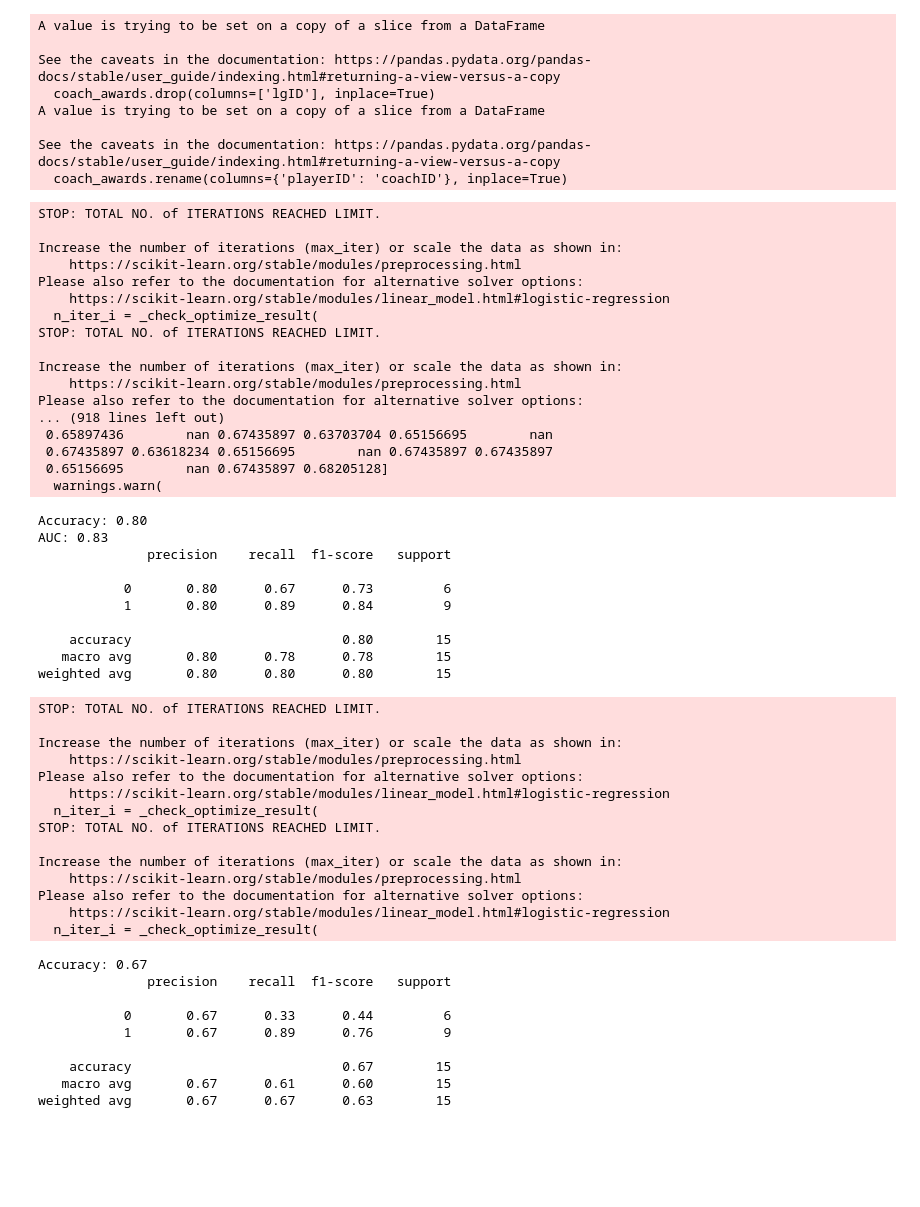
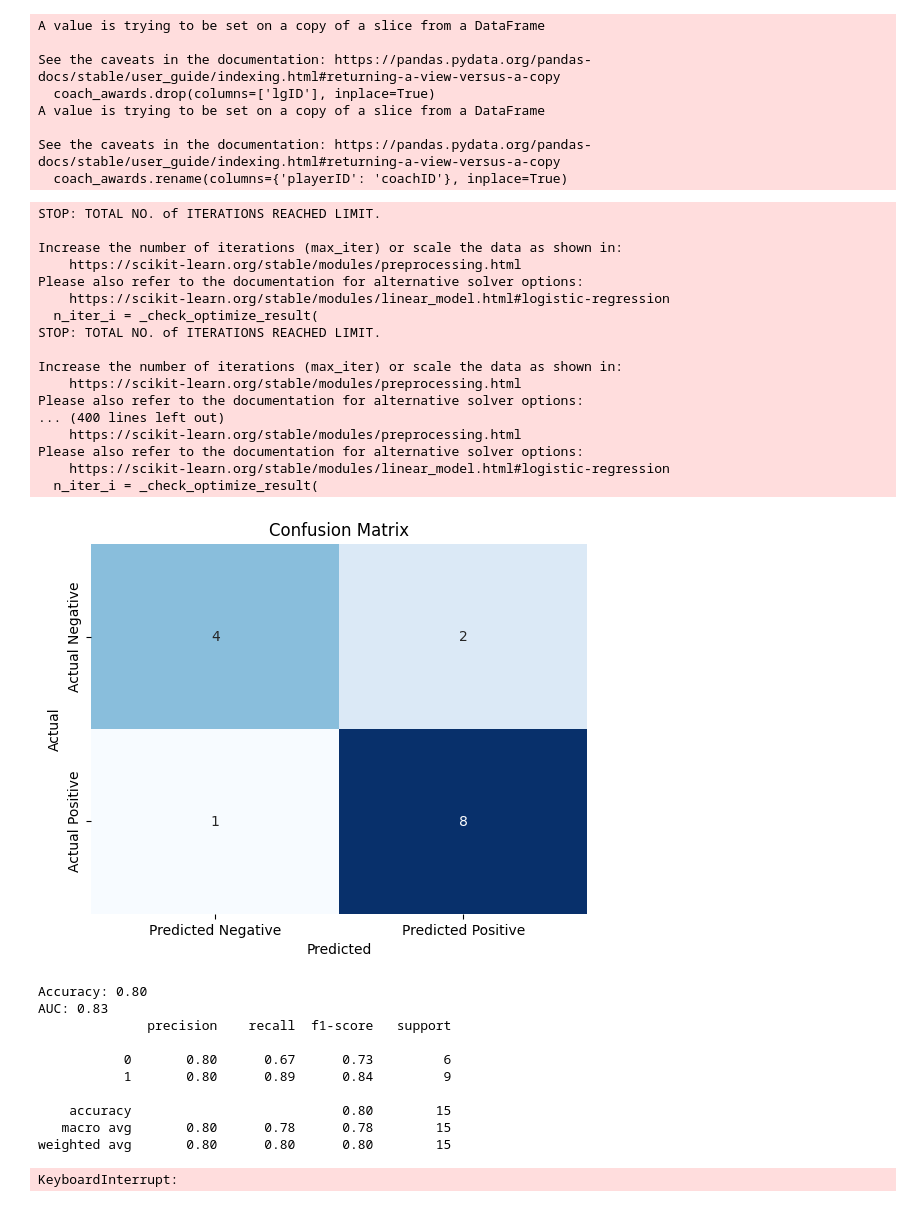
Before and after one commit to Hugo7gomes/FEUP_AC, a Jupyter notebook: firstApproach.ipynb, the cells around one changed output. Drawn from its saved outputs; the diff is of its cells as text; code cells hidden in the pictures; blank space fills up the shorter version.

```diff
--- a/firstApproach.ipynb
+++ b/firstApproach.ipynb
@@ -533,7 +532,7 @@ param_grid = {
     'C': [0.01, 0.1, 1, 10, 100],
     'penalty': ['l1', 'l2'],
     'solver': ['liblinear', 'lbfgs'],
-    'max_iter': [100, 200, 300, 500],
+    'max_iter': [500, 1000, 1500],
     'fit_intercept': [True, False]
 }
 
@@ -544,38 +543,55 @@ grid_search.fit(X_train_normalize, y_train_normalize)
 best_params = grid_search.best_params_
 best_model = grid_search.best_estimator_
 
 best_model.fit(X_train_normalize, y_train_normalize)
 
 y_probabilities = best_model.predict_proba(X_test_normalize)[:, 1]
 
 # Calculate AUC
 auc_score = roc_auc_score(y_test_normalize, y_probabilities)
 
 predictions = best_model.predict(X_test_normalize)
 
+
+threshold = 0.5  # You can adjust the threshold based on your preference
+predictions = (y_probabilities >= threshold).astype(int)
+
+# Generate the confusion matrix
+conf_matrix = confusion_matrix(y_test_normalize, predictions)
+
+# Plot the confusion matrix using seaborn
+sb.heatmap(conf_matrix, annot=True, fmt='d', cmap='Blues', cbar=False,
+            xticklabels=['Predicted Negative', 'Predicted Positive'],
+            yticklabels=['Actual Negative', 'Actual Positive'])
+plt.title('Confusion Matrix')
+plt.xlabel('Predicted')
+plt.ylabel('Actual')
+plt.show()
+
 accuracy = accuracy_score(y_test_normalize, predictions)
 classification_rep = classification_report(y_test_normalize, predictions)
 print(f'Accuracy: {accuracy:.2f}')
 print(f'AUC: {auc_score:.2f}')
 print(classification_rep)
 # %% [output]
 STOP: TOTAL NO. of ITERATIONS REACHED LIMIT.
 
 Increase the number of iterations (max_iter) or scale the data as shown in:
     https://scikit-learn.org/stable/modules/preprocessing.html
 Please also refer to the documentation for alternative solver options:
     https://scikit-learn.org/stable/modules/linear_model.html#logistic-regression
   n_iter_i = _check_optimize_result(
 STOP: TOTAL NO. of ITERATIONS REACHED LIMIT.
 
 Increase the number of iterations (max_iter) or scale the data as shown in:
     https://scikit-learn.org/stable/modules/preprocessing.html
 Please also refer to the documentation for alternative solver options:
-... (918 lines left out)
- 0.65897436        nan 0.67435897 0.63703704 0.65156695        nan
- 0.67435897 0.63618234 0.65156695        nan 0.67435897 0.67435897
- 0.65156695        nan 0.67435897 0.68205128]
-  warnings.warn(
+... (400 lines left out)
+    https://scikit-learn.org/stable/modules/preprocessing.html
+Please also refer to the documentation for alternative solver options:
+    https://scikit-learn.org/stable/modules/linear_model.html#logistic-regression
+  n_iter_i = _check_optimize_result(
+[figure, added]
 Accuracy: 0.80
 AUC: 0.83
               precision    recall  f1-score   support
@@ -586,20 +602,6 @@ AUC: 0.83
     accuracy                           0.80        15
    macro avg       0.80      0.78      0.78        15
 weighted avg       0.80      0.80      0.80        15
-STOP: TOTAL NO. of ITERATIONS REACHED LIMIT.
-
-Increase the number of iterations (max_iter) or scale the data as shown in:
-    https://scikit-learn.org/stable/modules/preprocessing.html
-Please also refer to the documentation for alternative solver options:
-    https://scikit-learn.org/stable/modules/linear_model.html#logistic-regression
-  n_iter_i = _check_optimize_result(
-STOP: TOTAL NO. of ITERATIONS REACHED LIMIT.
-
-Increase the number of iterations (max_iter) or scale the data as shown in:
-    https://scikit-learn.org/stable/modules/preprocessing.html
-Please also refer to the documentation for alternative solver options:
-    https://scikit-learn.org/stable/modules/linear_model.html#logistic-regression
-  n_iter_i = _check_optimize_result(
 # %%
 rf_classifier = RandomForestClassifier(n_estimators=100, random_state=42)
 
@@ -621,10 +623,10 @@ best_model = grid_search.best_estimator_
 
 best_model.fit(X_train, y_train)
 
-y_probabilities = best_model.predict_proba(X_test_normalize)[:, 1]
+y_probabilities = best_model.predict_proba(X_test)[:, 1]
 
 # Calculate AUC
-auc_score = roc_auc_score(y_test_normalize, y_probabilities)
+auc_score = roc_auc_score(y_test, y_probabilities)
 
 predictions = best_model.predict(X_test)
 
@@ -634,15 +636,7 @@ print(f'Accuracy: {accuracy:.2f}')
 print(f'AUC: {auc_score:.2f}')
 print(classification_rep)
 # %% [output]
-Accuracy: 0.67
-              precision    recall  f1-score   support
-
-           0       0.67      0.33      0.44         6
-           1       0.67      0.89      0.76         9
-
-    accuracy                           0.67        15
-   macro avg       0.67      0.61      0.60        15
-weighted avg       0.67      0.67      0.63        15
+KeyboardInterrupt:
 # %%
 knn_classifier = KNeighborsClassifier(n_neighbors=10)
 
```
Also changed, not shown: parts of 4 cells of this notebook, 1 other file.
